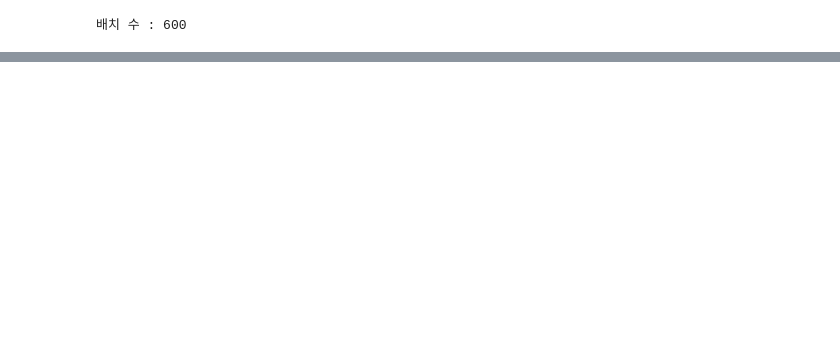
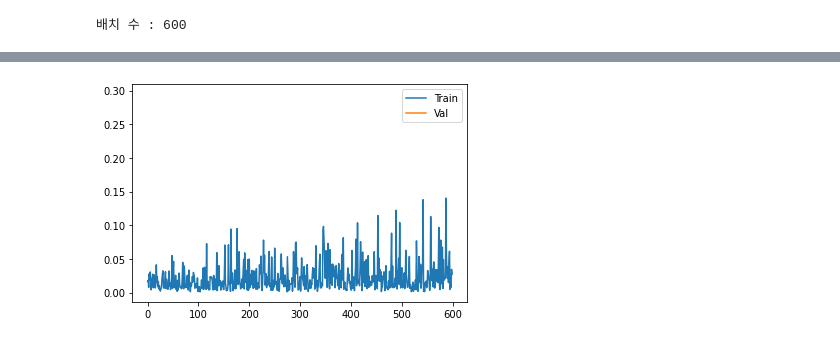
Before and after one commit to cij1012/pytrorch, a Jupyter notebook: CNN_mydata.ipynb, the cells around one changed output, grey strips where cells are left out. Cells and saved outputs as stored; diff of their text form; code cells hidden in the pictures; blank space fills up the shorter version.

```diff
--- a/CNN_mydata.ipynb
+++ b/CNN_mydata.ipynb
@@ -87,3 +86,41 @@ total_batch = len(train_loader)
 print('배치 수 : {}'.format(total_batch))
 # %% [output]
 배치 수 : 600
+# %%
+plot_list = {'train' : [], 'val' :[], 'accuracy' : []}
+
+for epoch in range(epochs):
+  model.train()
+  train_losses = []
+  for X, Y in train_loader:
+    X = X.to(device)
+    Y = Y.to(device)
+
+    optimizer.zero_grad()
+    hypothesis = model(X)
+    train_loss = criterion(hypothesis, Y)
+    train_loss.backward()
+    optimizer.step()
+
+    train_losses.append(train_loss.detach())
+  with torch.no_grad():
+    model.eval()
+    val_losses = []
+    for i,data in enumerate(test_loader):
+      inputs, targets = data[0].to(device), data[1].to(device)
+
+      outputs = model(inputs)
+      val_loss = criterion(outputs, targets)
+      val_losses.append(val_loss.detach())
+
+      prob,label = torch.exp(outputs).topk(1,dim=1)
+
+    correct = label.view(-1)==targets
+    val_accuracy = correct.float().mean()
+  print(f"{epoch+1} epoch train loss = {sum(train_losses)/len(train_losses)}")
+  print(f"{epoch+1} epoch val loss = {sum(val_losses)/len(val_losses)}")
+  print(f"{epoch+1} epoch accuracy = {val_accuracy}")
+  print('--------------------------------------------------')
+  plot_list['train'].append(sum(train_losses)/len(train_losses))
+  plot_list['val'].append(sum(val_losses)/len(val_losses))
+  plot_list['accuracy'].append(val_accuracy)
@@ -89,0 +145,7 @@ print('배치 수 : {}'.format(total_batch))
+# %%
+plt.plot(train_losses,label='Train')
+plt.plot(val_losses,label='Val')
+plt.legend()
+plt.show()
+# %% [output]
+[figure, added]
```
Also changed, not shown: parts of 1 cell of this notebook.
